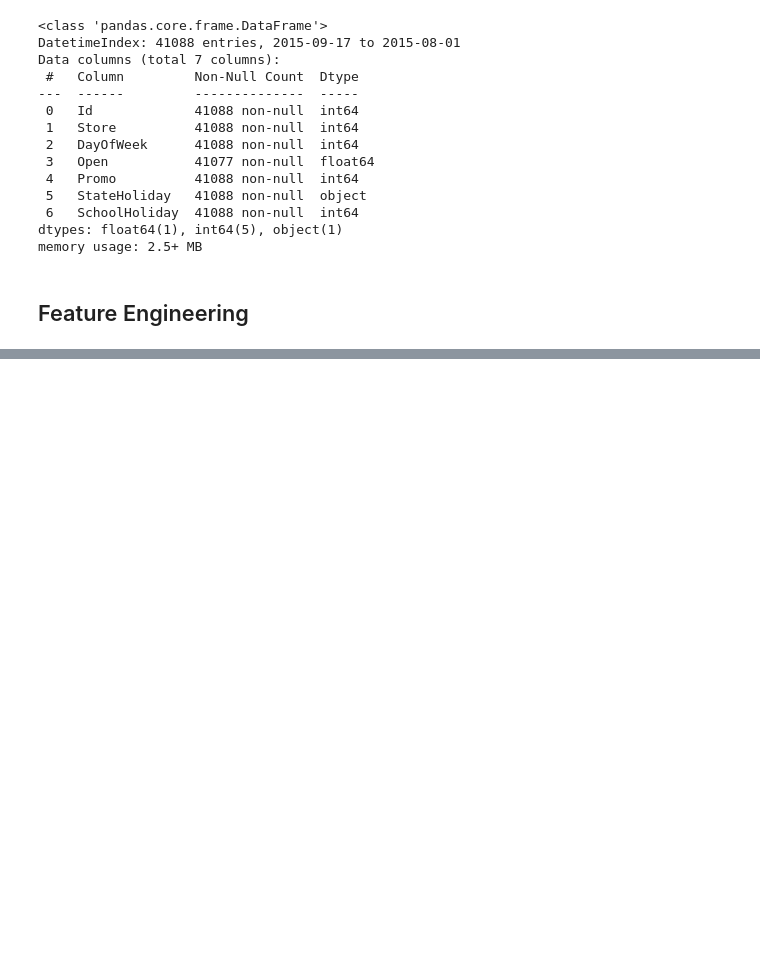
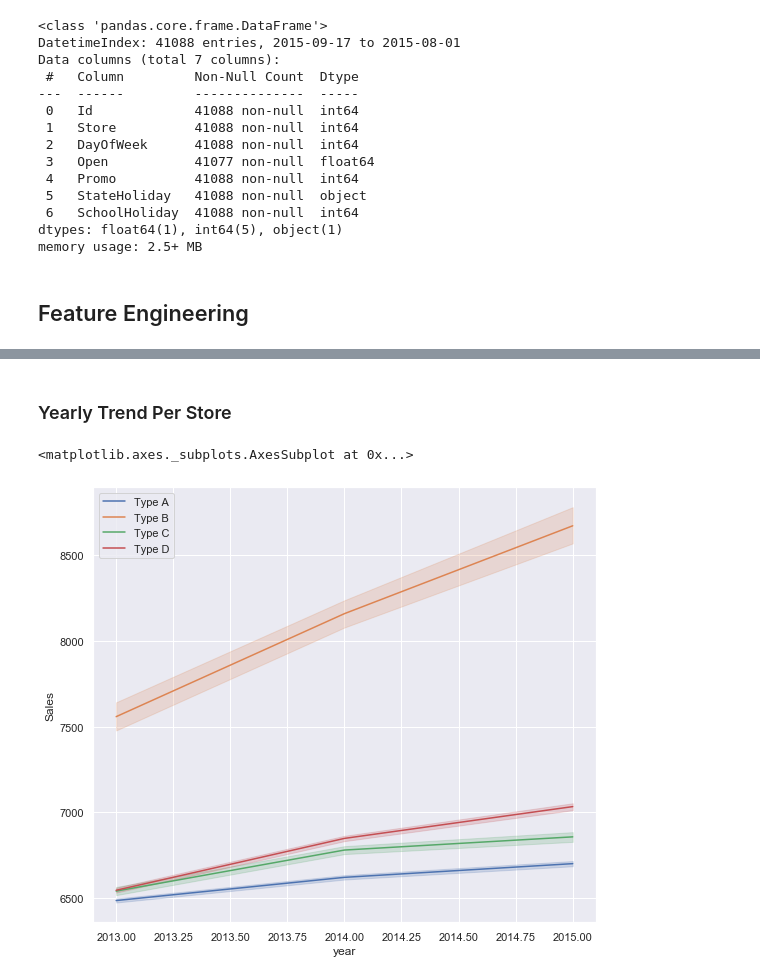
Before and after one commit to Samrawit02/Pharmaceutical-Sales-prediction, a Jupyter notebook: notebook/EDA.ipynb, the cells around one changed output, grey strips where cells are left out. Saved outputs shown, nothing was run; the diff lists cells and outputs as text; code cells hidden in the pictures; blank space fills up the shorter version.

```diff
--- a/notebook/EDA.ipynb
+++ b/notebook/EDA.ipynb
@@ -528,0 +726,11 @@ memory usage: 2.5+ MB
+# %% [markdown]
+### Yearly Trend Per Store
+# %%
+plt.subplots(figsize = (9, 8))
+sns.lineplot(x = data_train_type_a.year, y = data_train_type_a.Sales, label="Type A")
+sns.lineplot(x = data_train_type_b.year, y = data_train_type_b.Sales, label="Type B")
+sns.lineplot(x = data_train_type_c.year, y = data_train_type_c.Sales, label="Type C")
+sns.lineplot(x = data_train_type_d.year, y = data_train_type_d.Sales, label="Type D")
+# %% [output]
+<matplotlib.axes._subplots.AxesSubplot at 0x...>
+[figure, added]
```
Also changed, not shown: parts of 53 cells of this notebook, 15 other files.
